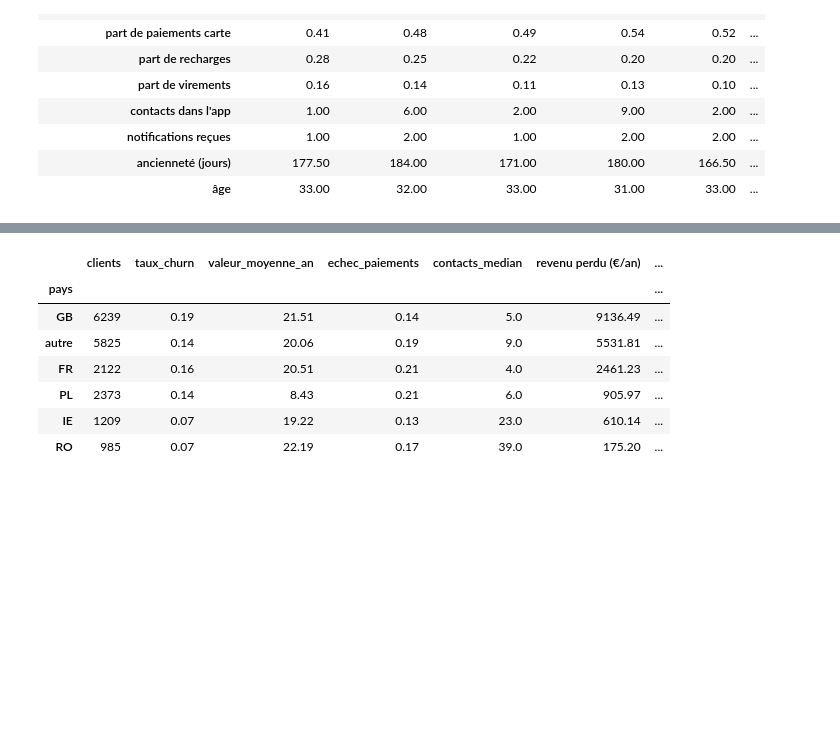
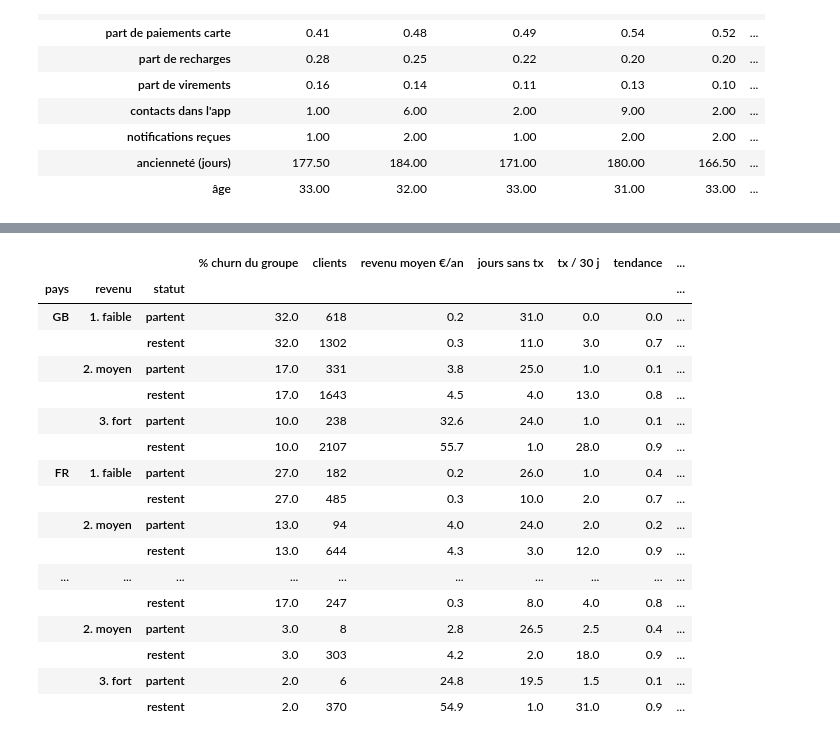
Before and after one commit to jmalherbe-albertpolimi/churn-revolut, a Jupyter notebook: brouillon_julien.ipynb, the cells around one changed output, grey strips where cells are left out. Cells and saved outputs as stored; diff of their text form; code cells hidden in the pictures; blank space fills up the shorter version.

Commit message:
Vue par pays et niveau de revenu : usage des partants vs restants

```diff
--- a/brouillon_julien.ipynb
+++ b/brouillon_julien.ipynb
@@ -736,24 +740,57 @@ profil
 # %%
 pays_cols = [c for c in train.columns if c.startswith('pays_')]
 train['pays'] = train[pays_cols].idxmax(axis=1).str.replace('pays_', '')
+train['revenu'] = pd.qcut(train.valeur_an_eur.rank(method='first'), 3, labels=['1. faible', '2. moyen', '3. fort'])
 
-par_pays = train.groupby('pays').agg(clients=('churn', 'size'), taux_churn=('churn', 'mean'),
-                                     valeur_moyenne_an=('valeur_an_eur', 'mean'),
-                                     echec_paiements=('taux_echec_90j', 'mean'),
-                                     contacts_median=('nb_contacts', 'median'))
-par_pays['revenu perdu (€/an)'] = train[train.churn == 1].groupby('pays').valeur_an_eur.sum()
-croise = train.pivot_table(index='pays', columns='groupe', values='churn', aggfunc='mean', observed=True)
-croise.columns = [f'churn {g}' for g in croise.columns]
-par_pays.join(croise).sort_values('revenu perdu (€/an)', ascending=False).round(2)
+usage = {
+    'clients': ('churn', 'size'),
+    'revenu moyen €/an': ('valeur_an_eur', 'mean'),
+    'jours sans tx': ('recence_j', 'median'),
+    'tx / 30 j': ('nb_tx_30j', 'median'),
+    'tendance': ('tendance', 'median'),
+    '% carte': ('part_card_payment', 'mean'),
+    '% virements': ('part_transfer', 'mean'),
+    '% recharges': ('part_topup', 'mean'),
+    '% change': ('part_exchange', 'mean'),
+    '% retraits': ('part_atm', 'mean'),
+    'catégories': ('nb_categories_90j', 'median'),
+    'pays visités': ('nb_pays_marchands_90j', 'median'),
+    '% échecs': ('taux_echec_90j', 'mean'),
+    'contacts': ('nb_contacts', 'median'),
+    '% crypto': ('crypto', 'mean'),
+}
+vue = train.groupby(['pays', 'revenu', 'statut'], observed=True).agg(**usage)
+for col in ['% carte', '% virements', '% recharges', '% change', '% retraits', '% échecs', '% crypto']:
+    vue[col] = (100 * vue[col]).round(0)
+vue = vue.round(1)
+
+# taux de churn du groupe (pays x revenu), affiché en face de chaque ligne
+churn_groupe = train.groupby(['pays', 'revenu'], observed=True).churn.mean().mul(100).round(0)
+vue.insert(0, '% churn du groupe', vue.index.droplevel('statut').map(churn_groupe))
+
+ordre_pays = train.groupby('pays').churn.mean().sort_values(ascending=False).index   # pays au churn le plus haut en premier
+vue = vue.reindex(ordre_pays, level='pays')
+pd.set_option('display.max_rows', 60)
+vue
 # %% [output]
-|  | clients | taux_churn | valeur_moyenne_an | echec_paiements | contacts_median | revenu perdu (€/an) | ... |
-| pays |  |  |  |  |  |  | ... |
-| GB | 6239 | 0.19 | 21.51 | 0.14 | 5.0 | 9136.49 | ... |
-| autre | 5825 | 0.14 | 20.06 | 0.19 | 9.0 | 5531.81 | ... |
-| FR | 2122 | 0.16 | 20.51 | 0.21 | 4.0 | 2461.23 | ... |
-| PL | 2373 | 0.14 | 8.43 | 0.21 | 6.0 | 905.97 | ... |
-| IE | 1209 | 0.07 | 19.22 | 0.13 | 23.0 | 610.14 | ... |
-| RO | 985 | 0.07 | 22.19 | 0.17 | 39.0 | 175.20 | ... |
+|  |  |  | % churn du groupe | clients | revenu moyen €/an | jours sans tx | tx / 30 j | tendance | ... |
+| pays | revenu | statut |  |  |  |  |  |  | ... |
+| GB | 1. faible | partent | 32.0 | 618 | 0.2 | 31.0 | 0.0 | 0.0 | ... |
+|  |  | restent | 32.0 | 1302 | 0.3 | 11.0 | 3.0 | 0.7 | ... |
+|  | 2. moyen | partent | 17.0 | 331 | 3.8 | 25.0 | 1.0 | 0.1 | ... |
+|  |  | restent | 17.0 | 1643 | 4.5 | 4.0 | 13.0 | 0.8 | ... |
+|  | 3. fort | partent | 10.0 | 238 | 32.6 | 24.0 | 1.0 | 0.1 | ... |
+|  |  | restent | 10.0 | 2107 | 55.7 | 1.0 | 28.0 | 0.9 | ... |
+| FR | 1. faible | partent | 27.0 | 182 | 0.2 | 26.0 | 1.0 | 0.4 | ... |
+|  |  | restent | 27.0 | 485 | 0.3 | 10.0 | 2.0 | 0.7 | ... |
+|  | 2. moyen | partent | 13.0 | 94 | 4.0 | 24.0 | 2.0 | 0.2 | ... |
+|  |  | restent | 13.0 | 644 | 4.3 | 3.0 | 12.0 | 0.9 | ... |
+| ... | ... | ... | ... | ... | ... | ... | ... | ... | ... |
+|  |  | restent | 17.0 | 247 | 0.3 | 8.0 | 4.0 | 0.8 | ... |
+|  | 2. moyen | partent | 3.0 | 8 | 2.8 | 26.5 | 2.5 | 0.4 | ... |
+|  |  | restent | 3.0 | 303 | 4.2 | 2.0 | 18.0 | 0.9 | ... |
+|  | 3. fort | partent | 2.0 | 6 | 24.8 | 19.5 | 1.5 | 0.1 | ... |
+|  |  | restent | 2.0 | 370 | 54.9 | 1.0 | 31.0 | 0.9 | ... |
 # %% [markdown]
 ### Lecture
 
```
Also changed, not shown: parts of 2 cells of this notebook.
